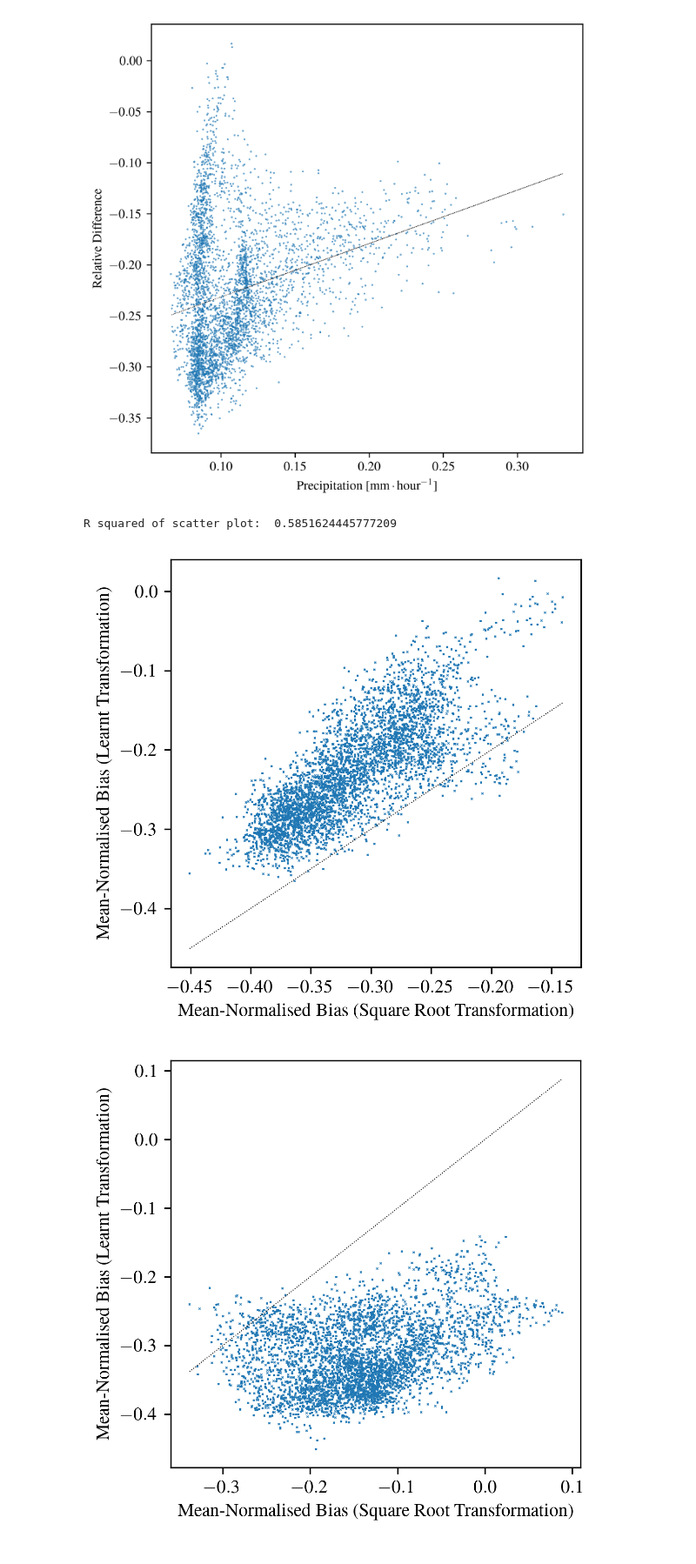
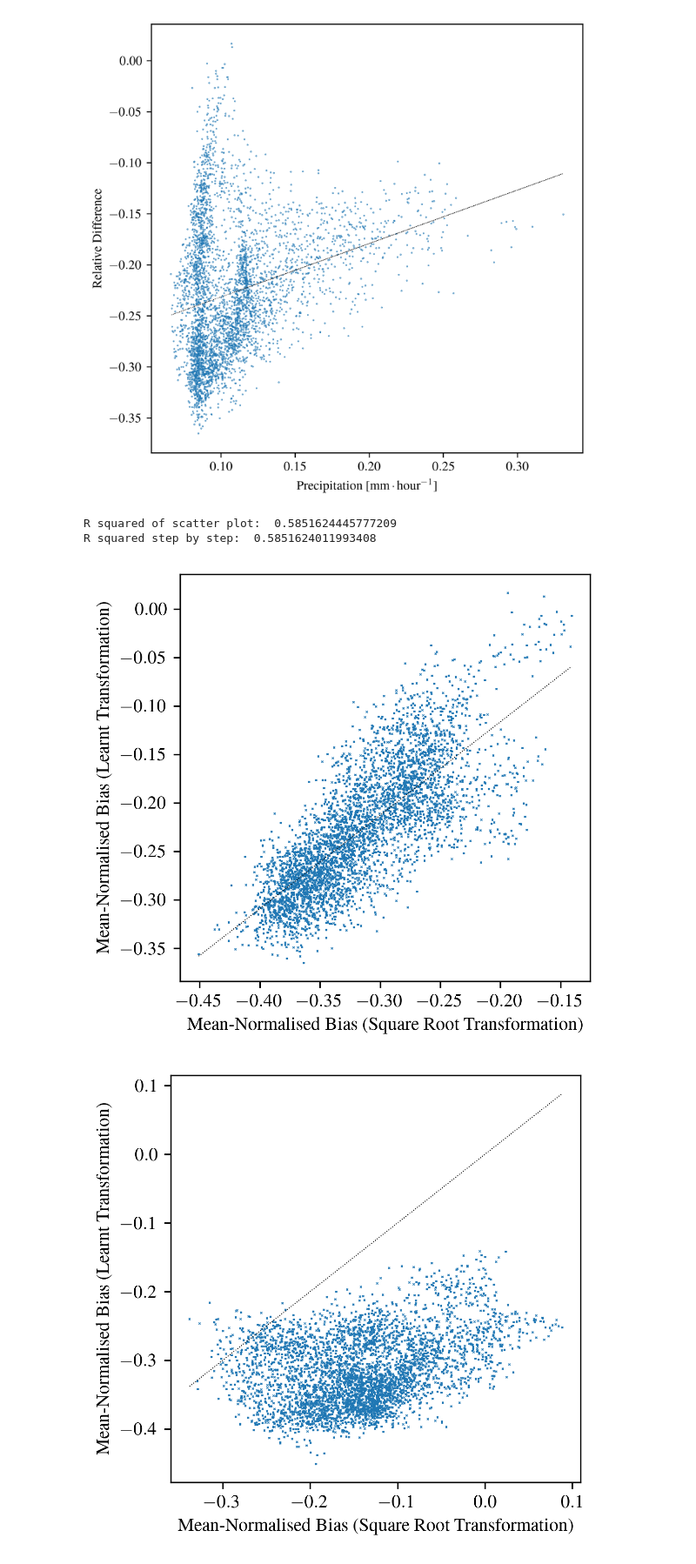
Before and after one commit to henryaddison/video-diffusion-climate, a Jupyter notebook: notebooks/spatial_comparison.ipynb, the cells around one changed output. Shown at 87% size. Cells and saved outputs as stored; diff of their text form; code cells hidden in the pictures.

Commit message:
Mostly finished analysis of transformations

```diff
--- a/notebooks/spatial_comparison.ipynb
+++ b/notebooks/spatial_comparison.ipynb
@@ -120,23 +120,38 @@ plt.show()
 # %%
 plt.figure(figsize=(4, 4))
 
 plt.scatter(diff_sqrt_da.values.flatten(), diff_transform_da.values.flatten(), s = 1, linewidth = 0.5, marker = 'x')
 
 # R squared of scatter plot
 r2 = np.corrcoef(diff_sqrt_da.values.flatten(), diff_transform_da.values.flatten())[0, 1]**2
 print("R squared of scatter plot: ", r2)
 
+# Line of best fit
+m, b = np.polyfit(diff_sqrt_da.values.flatten(), diff_transform_da.values.flatten(), 1)
+# Plot from lowest to highest
 xs = np.linspace(diff_sqrt_da.min(), diff_sqrt_da.max())
-ys = xs
+ys = m * xs + b
 plt.plot(xs, ys, color="black", linewidth=0.5, linestyle=":")
+
+# R squared step by step
+# Get residuals
+residuals = diff_transform_da.values.flatten() - (m * diff_sqrt_da.values.flatten() + b)
+# Get sum of squares of residuals
+ss_res = np.sum(residuals ** 2)
+# Get total sum of squares
+ss_tot = np.sum((diff_transform_da.values.flatten() - np.mean(diff_transform_da.values.flatten())) ** 2)
+# Get R squared
+r2 = 1 - (ss_res / ss_tot)
+print("R squared step by step: ", r2)
 
 plt.xlabel("Mean-Normalised Bias (Square Root Transformation)")
 plt.ylabel("Mean-Normalised Bias (Learnt Transformation)")
 plt.savefig("examples/bias_scatter.png", bbox_inches="tight", pad_inches=0.02)
 plt.show()
 # %% [output]
 R squared of scatter plot:  0.5851624445777209
+R squared step by step:  0.5851624011993408
-[figure, old version]
+[figure, new version]
 # %%
 plt.figure(figsize=(4, 4))
 
```
Also changed, not shown: 25 other files.
